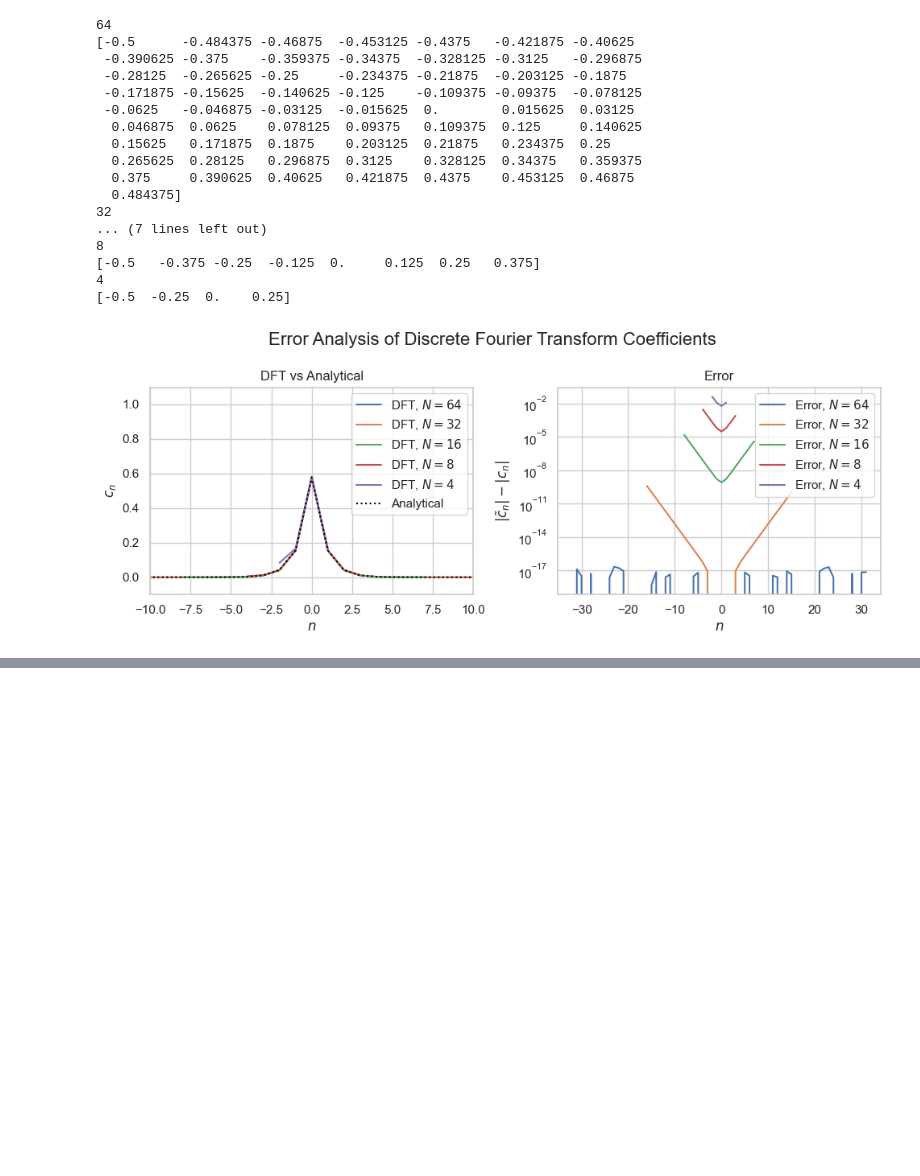
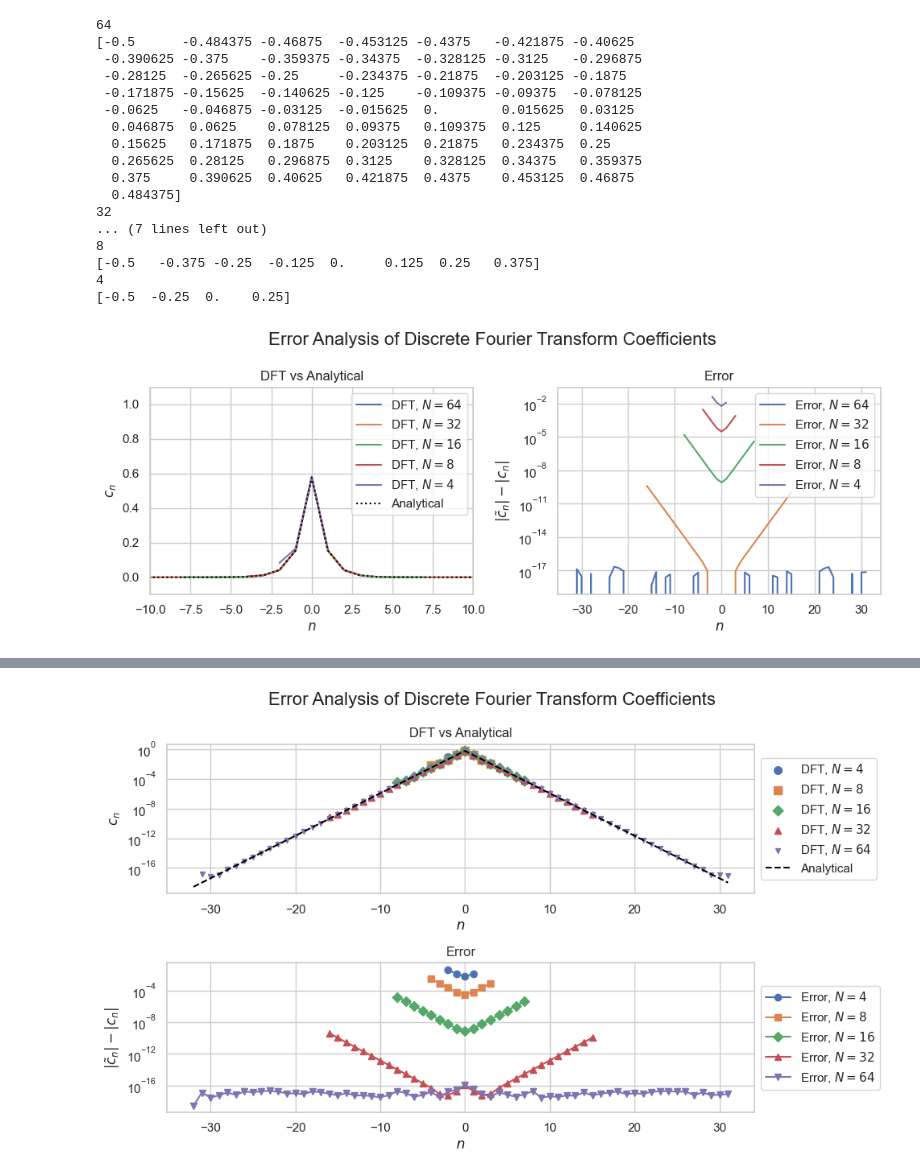
Before and after one commit to JeppeKlitgaard/02689-Advanced-Numerical-Methods, a Jupyter notebook: assignment_1/jk_1_fourier.ipynb, the cells around one changed output, grey strips where cells are left out. Saved outputs shown, nothing was run; the diff lists cells and outputs as text; code cells hidden in the pictures; blank space fills up the shorter version.

```diff
--- a/assignment_1/jk_1_fourier.ipynb
+++ b/assignment_1/jk_1_fourier.ipynb
@@ -259,0 +275,83 @@ plt.show()
+# %%
+Ns = [4, 8, 16, 32, 64]
+x = np.linspace(0, 2 * np.pi, 100)
+
+
+# Redefine functions to ensure they are not overridden by other u
+def C_n(n):
+    quot = np.sqrt(3) * (2 + np.sqrt(3)) ** np.abs(n)
+    return 1 / quot
+
+
+def u(x):
+    return 1.0 / (2.0 - np.cos(x))
+
+
+convergence_data = []
+for idx, N in enumerate(Ns):
+    x_n = np.linspace(0, 2 * np.pi, N, endpoint=False)
+    y_n = u(x_n)
+    n_range = np.arange(-N // 2, N // 2)
+
+    dft_components = np.fft.fftshift(np.fft.fft(y_n, norm="forward"))
+    Cn_components = list(map(C_n, n_range))
+
+    errors = np.abs(dft_components - Cn_components)
+
+    convergence_data.append(
+        {
+            "N": N,
+            "n_range": n_range,
+            "dft_magnitudes": np.abs(dft_components),
+            "analytical_magnitudes": np.abs(Cn_components),
+            "errors": errors,
+        }
+    )
+
+fig, axes = plt.subplots(2, 1, figsize=(10, 6))
+ax1, ax2 = axes
+markers = ["o", "s", "D", "^", "v"]
+
+# Plot 1: DFT vs Analytical
+for datum, marker in zip(convergence_data, markers):
+    ax1.scatter(
+        datum["n_range"],
+        datum["dft_magnitudes"],
+        marker=marker,
+        label=f"DFT, $N={datum['N']}$",
+        s=50 - datum["N"] / 2,
+        # alpha=0.6,
+    )
+
+# Plot analytical
+ax1.plot(n_range, np.abs(Cn_components), label="Analytical", color="black", ls="--")
+
+ax1.set_title("DFT vs Analytical")
+ax1.set_xlabel("$n$")
+ax1.set_ylabel("$c_n$")
+ax1.semilogy()
+ax1.legend(loc="center left", bbox_to_anchor=(1, 0.5))
+
+# Plot 2: Error
+for datum, marker in zip(convergence_data, markers):
+    ax2.plot(
+        datum["n_range"],
+        datum["errors"],
+        label=f"Error, $N={datum['N']}$",
+        marker=marker,
+        ms=6,
+    )
+ax2.set_title("Error")
+ax2.set_xlabel("$n$")
+ax2.set_ylabel(r"$|\tilde{c}_n| - |c_n|$")
+ax2.semilogy()
+ax2.legend(loc="center left", bbox_to_anchor=(1, 0.5))
+
+plt.suptitle("Error Analysis of Discrete Fourier Transform Coefficients", fontsize=16)
+plt.tight_layout()
+plt.savefig(
+    "report/output/1b_fourier_dft_error_analysis.png", dpi=600, bbox_inches="tight"
+)
+plt.show()
+# %% [output]
+[figure, added]
```
Also changed, not shown: parts of 5 cells of this notebook, 4 other files.
